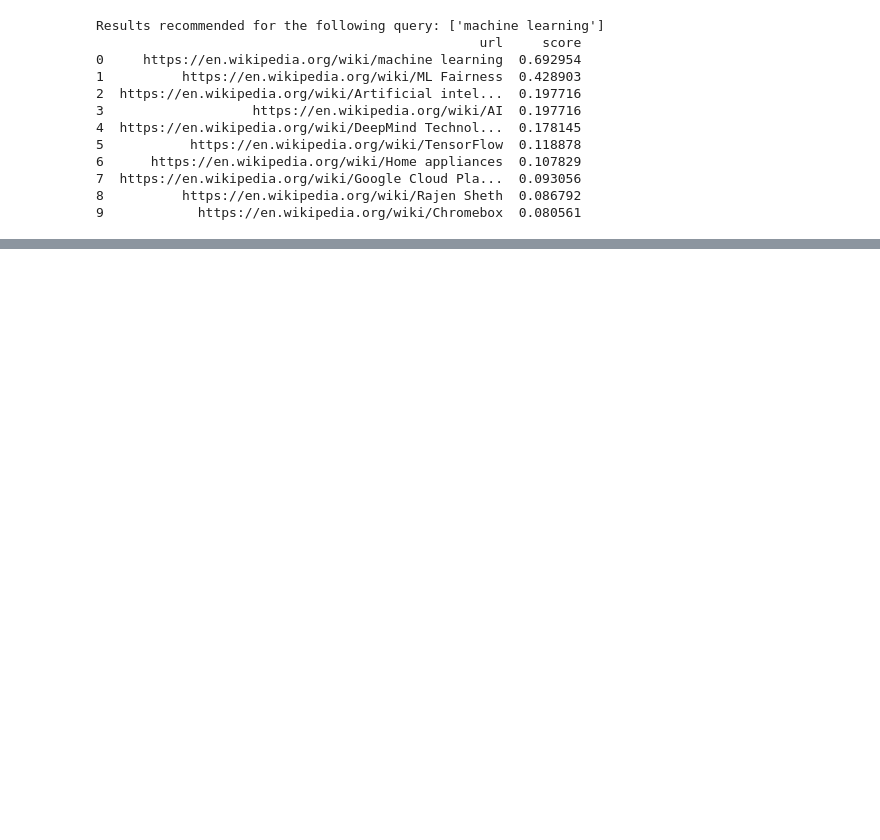
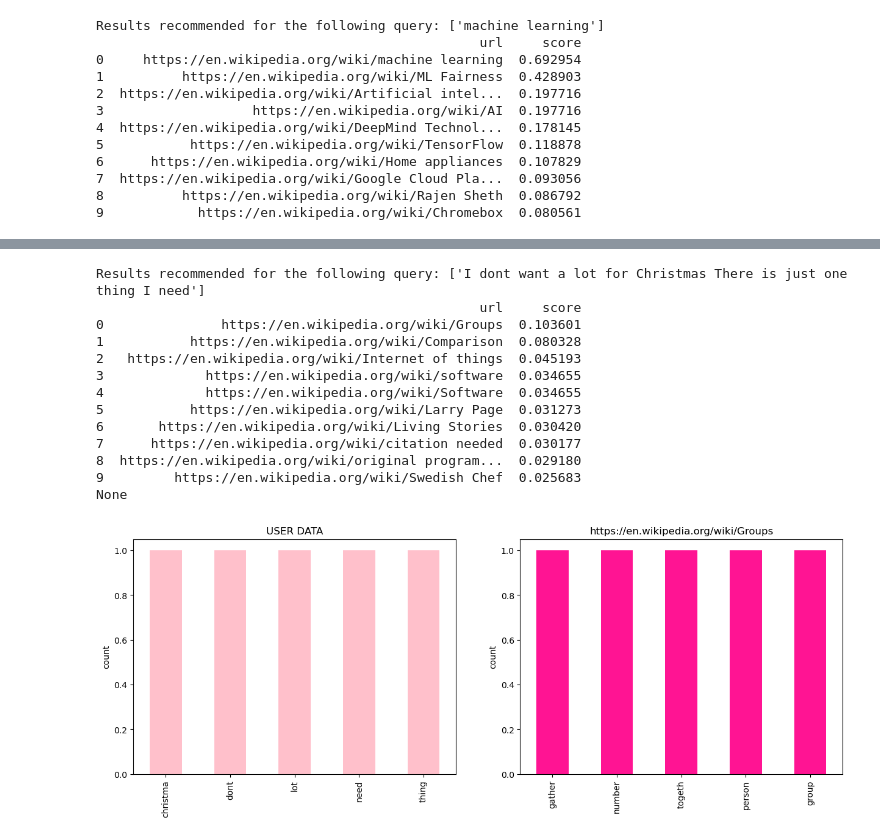
Before and after one commit to azywot/wiki-recommender-system, a Jupyter notebook: project.ipynb, the cells around one changed output, grey strips where cells are left out. Saved outputs shown, nothing was run; the diff lists cells and outputs as text; code cells hidden in the pictures; blank space fills up the shorter version.

```diff
--- a/project.ipynb
+++ b/project.ipynb
@@ -393,0 +420,22 @@ print(results_url)
+# %%
+# titles
+your_query = ['I dont want a lot for Christmas There is just one thing I need'] # to też xd
+results_query = get_recommendations(df, your_query)
+print(f'Results recommended for the following query: {your_query}')
+print(results_query[['url', 'score']])
+print(get_statistics(dfCV, results_query.iloc[0]['url'] , your_query))
+# %% [output]
+Results recommended for the following query: ['I dont want a lot for Christmas There is just one thing I need']
+                                                 url     score
+0               https://en.wikipedia.org/wiki/Groups  0.103601
+1           https://en.wikipedia.org/wiki/Comparison  0.080328
+2   https://en.wikipedia.org/wiki/Internet of things  0.045193
+3             https://en.wikipedia.org/wiki/software  0.034655
+4             https://en.wikipedia.org/wiki/Software  0.034655
+5           https://en.wikipedia.org/wiki/Larry Page  0.031273
+6       https://en.wikipedia.org/wiki/Living Stories  0.030420
+7      https://en.wikipedia.org/wiki/citation needed  0.030177
+8  https://en.wikipedia.org/wiki/original program...  0.029180
+9         https://en.wikipedia.org/wiki/Swedish Chef  0.025683
+None
+[figure, added]
```
Also changed, not shown: parts of 24 cells of this notebook.
